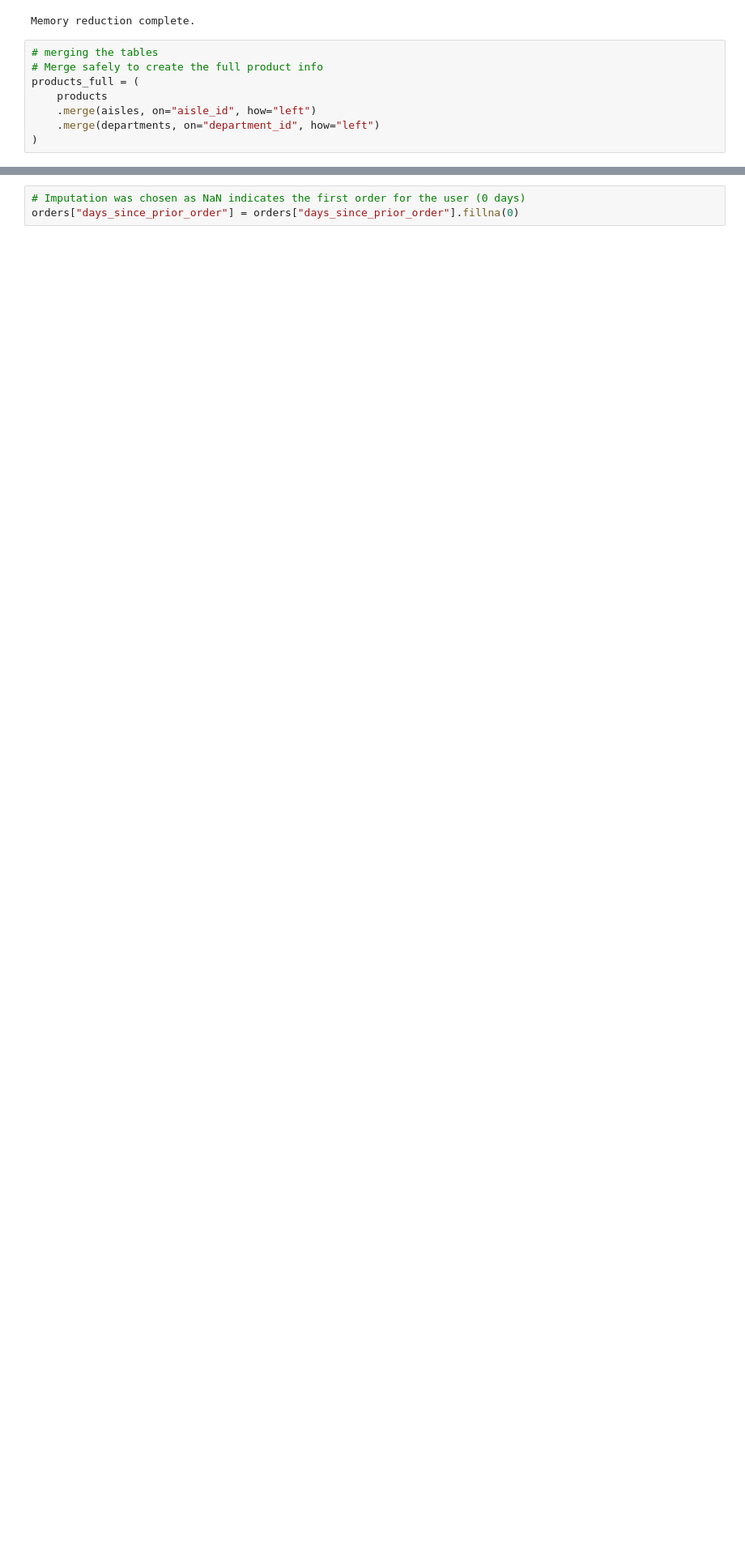
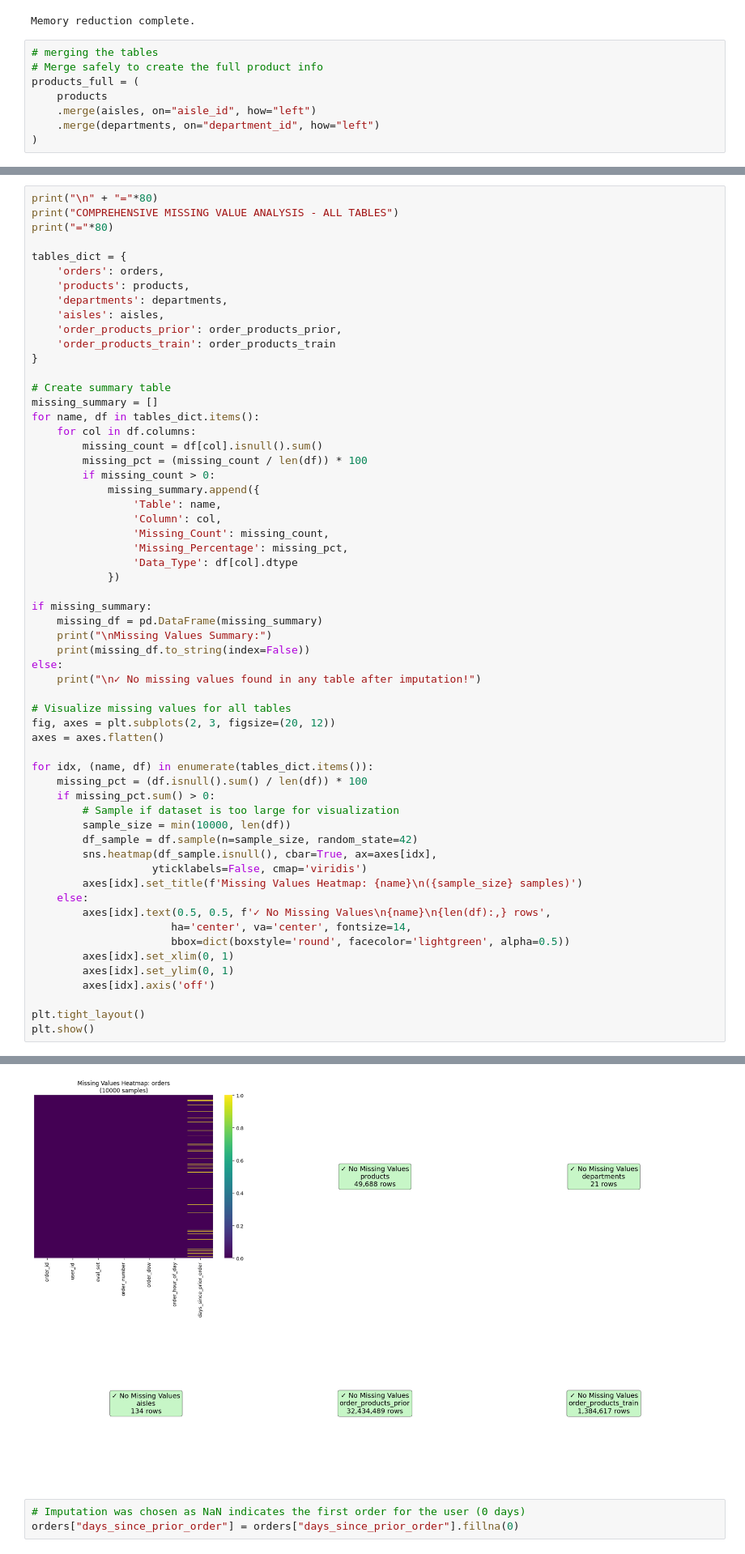
Before and after one commit to DataSnek/ML-Project, a Jupyter notebook: EDA.ipynb, the cells around one changed output, grey strips where cells are left out. Shown at 81% size. Cells and saved outputs as stored; diff of their text form; blank space fills up the shorter version.

```diff
--- a/EDA.ipynb
+++ b/EDA.ipynb
@@ -131,3 +208,63 @@ plt.title("Missing Values Heatmap - Orders")
 plt.show()
 # %% [output]
 [figure]
+# %%
+print("\n" + "="*80)
+print("COMPREHENSIVE MISSING VALUE ANALYSIS - ALL TABLES")
+print("="*80)
+
+tables_dict = {
+    'orders': orders,
+    'products': products,
+    'departments': departments,
+    'aisles': aisles,
+    'order_products_prior': order_products_prior,
+    'order_products_train': order_products_train
+}
+
+# Create summary table
+missing_summary = []
+for name, df in tables_dict.items():
+    for col in df.columns:
+        missing_count = df[col].isnull().sum()
+        missing_pct = (missing_count / len(df)) * 100
+        if missing_count > 0:
+            missing_summary.append({
+                'Table': name,
+                'Column': col,
+                'Missing_Count': missing_count,
+                'Missing_Percentage': missing_pct,
+                'Data_Type': df[col].dtype
+            })
+
+if missing_summary:
+    missing_df = pd.DataFrame(missing_summary)
+    print("\nMissing Values Summary:")
+    print(missing_df.to_string(index=False))
+else:
+    print("\n✓ No missing values found in any table after imputation!")
+
+# Visualize missing values for all tables
+fig, axes = plt.subplots(2, 3, figsize=(20, 12))
+axes = axes.flatten()
+
+for idx, (name, df) in enumerate(tables_dict.items()):
+    missing_pct = (df.isnull().sum() / len(df)) * 100
+    if missing_pct.sum() > 0:
+        # Sample if dataset is too large for visualization
+        sample_size = min(10000, len(df))
+        df_sample = df.sample(n=sample_size, random_state=42)
+        sns.heatmap(df_sample.isnull(), cbar=True, ax=axes[idx],
+                   yticklabels=False, cmap='viridis')
+        axes[idx].set_title(f'Missing Values Heatmap: {name}\n({sample_size} samples)')
+    else:
+        axes[idx].text(0.5, 0.5, f'✓ No Missing Values\n{name}\n{len(df):,} rows',
+                      ha='center', va='center', fontsize=14,
+                      bbox=dict(boxstyle='round', facecolor='lightgreen', alpha=0.5))
+        axes[idx].set_xlim(0, 1)
+        axes[idx].set_ylim(0, 1)
+        axes[idx].axis('off')
+
+plt.tight_layout()
+plt.show()
+# %% [output]
@@ -134,3 +278,4 @@ plt.show()
+[figure, added]
 # %%
 # Imputation was chosen as NaN indicates the first order for the user (0 days)
 orders["days_since_prior_order"] = orders["days_since_prior_order"].fillna(0)
```
Also changed, not shown: parts of 8 cells of this notebook.
